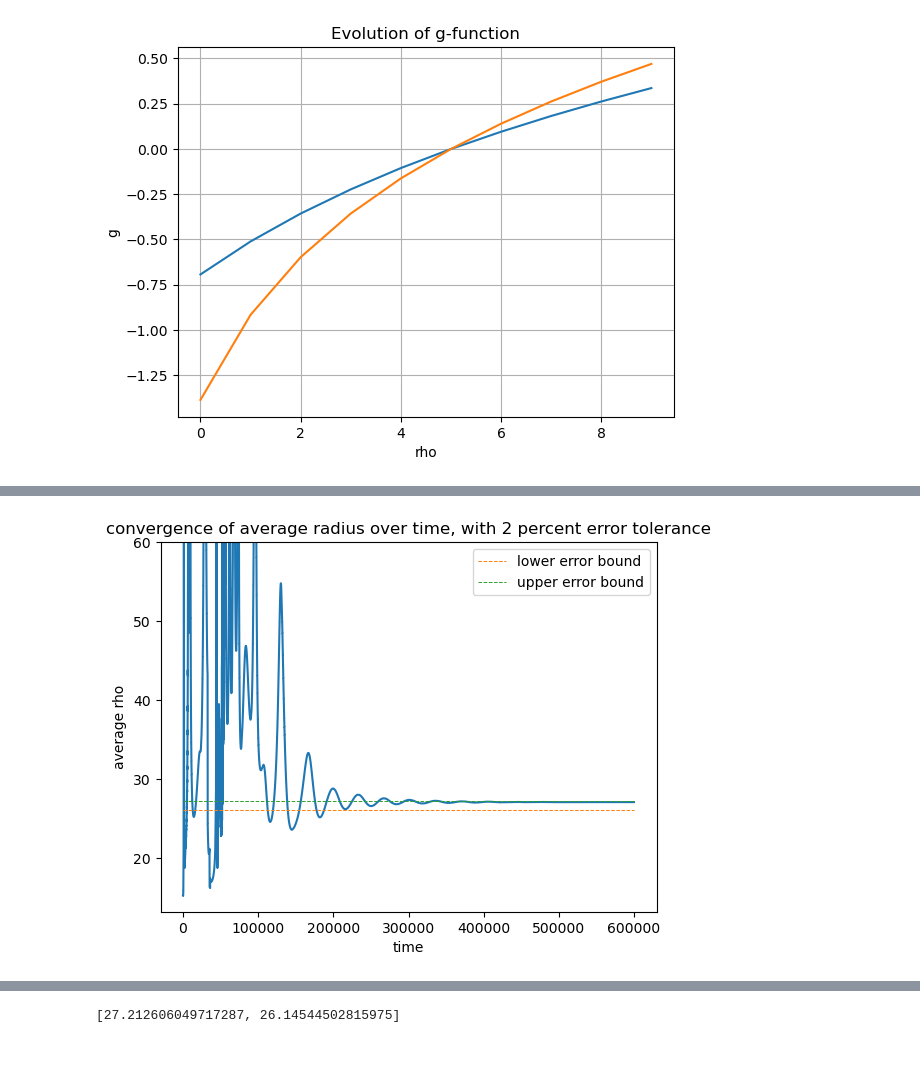
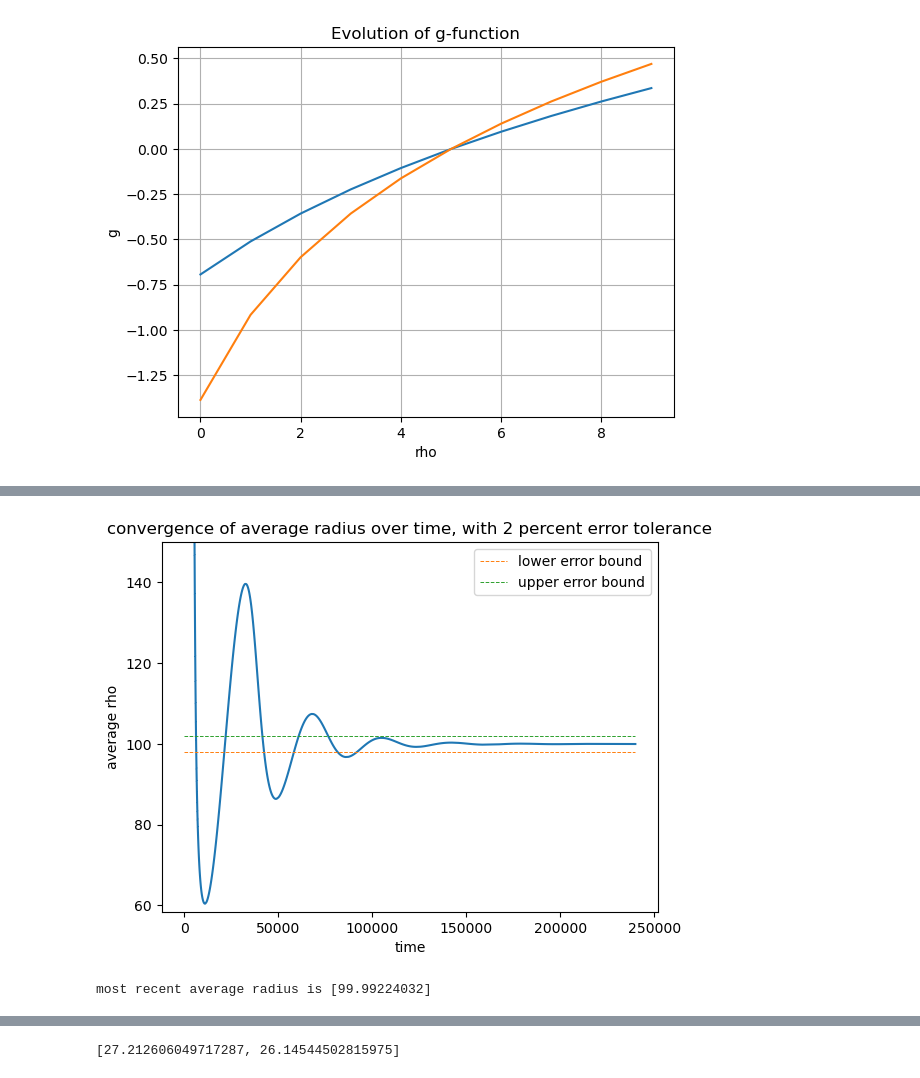
Before and after one commit to kiredoo/crazyflie-basics, a Jupyter notebook: cyclic_persuit_simulation/cyclic.ipynb, the cells around one changed output, grey strips where cells are left out. Cells and saved outputs as stored; diff of their text form; code cells hidden in the pictures.

```diff
--- a/cyclic_persuit_simulation/cyclic.ipynb
+++ b/cyclic_persuit_simulation/cyclic.ipynb
@@ -106,11 +203,7 @@ plt.show()
 [figure]
 # %%
 
-def g_function2(rho_e,c,rho_o):
-    g1 = np.log((((c-1)*rho_e) + rho_o)/(c*rho_o))
-    if (rho_e<0.000000001):
-        g1 = 0
-    return g1
+
 def g_function(xb,xv,c,rho_o):
     rho_v = np.array(xb) - np.array(xv)
     rho = np.linalg.norm(rho_v)
@@ -158,7 +251,7 @@ def u_t_j(xv,xb,heading):
     #print(np.rad2deg(gamma))
     alphaj = alpha_d(gamma,np.pi)
 
-    gj = g_function(xb,xv,cj,d_0*4)
+    gj = g_function(xb,xv,cj,d_0)
 
     u = kj*gj*alphaj
     if dist(xv,xb) < 0.2:
@@ -263,7 +356,7 @@ n = 4
 traj = [x0]
 x = x0
 t = 0
-T = 1500
+T = 3000
 global counter
 counter = 0
 
@@ -334,7 +443,7 @@ def f(rho_e):
 
 rho_guess = 1.0
 rho_min = 0.1
-rho_max = 70.0
+rho_max = 200
 
 solution = root_scalar(f, bracket=[rho_min, rho_max], method = 'brentq')
 rho_e = solution.root
@@ -348,32 +457,34 @@ solution found, rho_e = 26.679025538938518
 # %%
 #plots average rotational radius
 tol = 0.02
 bound = [rho_e + rho_e * tol, rho_e - rho_e * tol]
 
 theta_dot_save = np.array(theta_dot_save)
 rho = abs(v / theta_dot_save)
 avg_rho = np.empty([rho.shape[0], 1])
 time = np.arange(0,T,dt)
 
 for i in range(rho.shape[0]):
     avg_rho[i] = np.average(rho[i,:])
 plt.plot(avg_rho)
-plt.plot([0, 600000],[bound[1],bound[1]], linestyle = '--', linewidth = 0.7, label = 'lower error bound')
-plt.plot([0, 600000],[bound[0],bound[0]], linestyle = '--', linewidth = 0.7, label = 'upper error bound')
+plt.plot([0, len(avg_rho)],[bound[1],bound[1]], linestyle = '--', linewidth = 0.7, label = 'lower error bound')
+plt.plot([0, len(avg_rho)],[bound[0],bound[0]], linestyle = '--', linewidth = 0.7, label = 'upper error bound')
 ax = plt.gca()
-ax.set_ylim([min(avg_rho)-2, 60])
+ax.set_ylim([min(avg_rho)-2, 150])
 
 #Error_percent = abs(avg_rho-solution.root) / solution.root * 100
 
 
 
 plt.xlabel('time')
 plt.ylabel('average rho')
 ax.legend()
 ax.set_title('convergence of average radius over time, with 2 percent error tolerance')
 plt.show()
+print(f"most recent average radius is {avg_rho[-1]}")
 # %% [output]
-[figure, old version]
+[figure, new version]
+most recent average radius is [99.99224032]
 # %%
 #plots average gamma vs time
 bound_gamma = [np.pi/2 + np.pi/2 * tol, np.pi/2 - np.pi/2 * tol]
```
Also changed, not shown: parts of 9 cells of this notebook.
